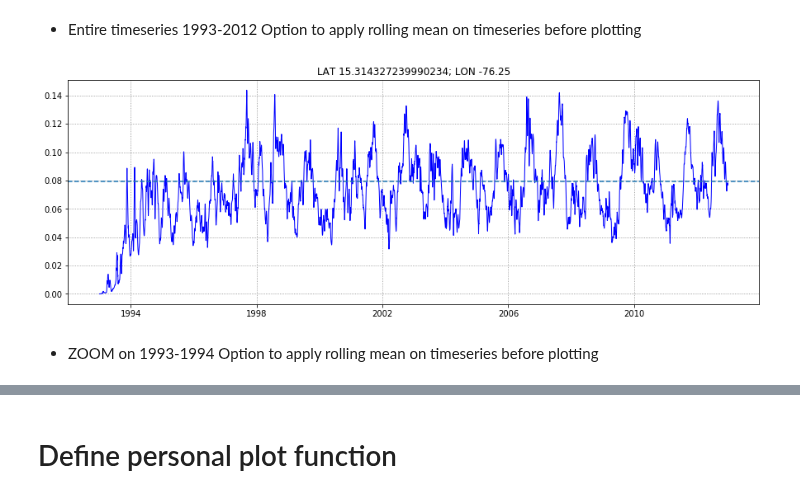
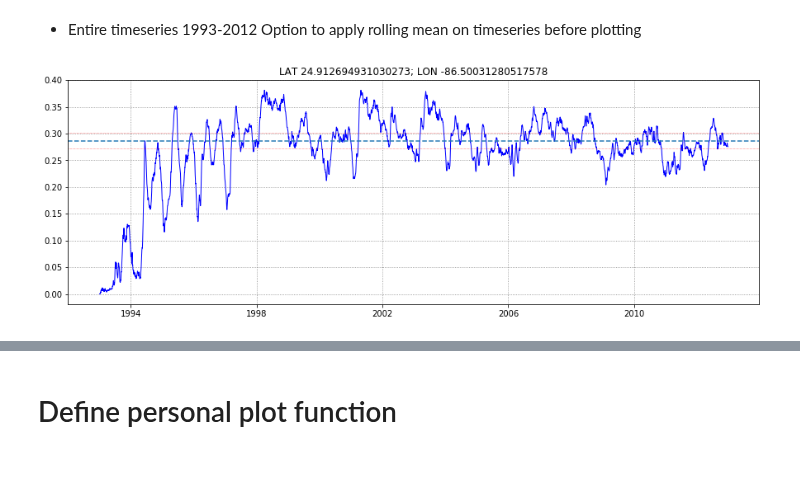
Before and after one commit to stephanieleroux/SHARED_NOTEBOOKS, a Jupyter notebook: 2019_07_08_SLX_ESTD_GROWTH_4Ixetl.ipynb, the cells around one changed output, grey strips where cells are left out. Saved outputs shown, nothing was run; the diff lists cells and outputs as text; code cells hidden in the pictures; blank space fills up the shorter version.

```diff
--- a/2019_07_08_SLX_ESTD_GROWTH_4Ixetl.ipynb
+++ b/2019_07_08_SLX_ESTD_GROWTH_4Ixetl.ipynb
@@ -119,34 +119,36 @@ Option to apply rolling mean on timeseries before plotting
 # %%
 rollingmean=False
 
-xi=88
-yj=47
 
+xi=43
+yj=95
 
-TM = TM_ESTD.isel(y=47,x=88)
+xi=47
+yj=88
+
+TM = TM_ESTD.isel(y=yj,x=xi)
 if rollingmean:
     pltosuffix='RMyes'
     data2plot = ESTD.isel(y=yj,x=xi).rolling(time_counter=90,min_periods=10).mean() #.sel(time_counter=slice('1993-01-01','1995-01-01'))
 else:
     pltosuffix='RMno'
     data2plot = ESTD.isel(y=yj,x=xi) #.sel(time_counter=slice('1993-01-01','1995-01-01'))
 
 
 fig1 = plt.figure(figsize=([15,5]),facecolor='white')
 plt.plot(data2plot.time_counter,data2plot,color='b',linewidth=1.)
 
 ax = plt.gca()
 plt.axhline(y=TM,linestyle='--')
+plt.axhline(y=0.95*TM,linestyle=':',linewidth=0.5,color='r')
+plt.axhline(y=1.05*TM,linestyle=':',linewidth=0.5,color='r')
 
 ax.yaxis.grid(color="grey",linestyle=":")
 ax.xaxis.grid(color="grey",linestyle=":")
 #plt.ylim(-15,15)
 plt.title("LAT "+str(nav_lat.isel(y=yj,x=xi).values)+"; LON "+str(nav_lon.isel(y=yj,x=xi).values))
 plt.show()
 
 fig1.savefig(diro+"fullts_"+pltosuffix+'.png', facecolor=fig1.get_facecolor(), edgecolor='none',dpi=dpifig,bbox_inches='tight', pad_inches=0)
 # %% [output]
-[figure, old version]
+[figure, new version]
-# %% [markdown]
-* ZOOM on  1993-1994
-Option to apply rolling mean on timeseries before plotting
```
Also changed, not shown: parts of 3 cells of this notebook, 5 other files.
